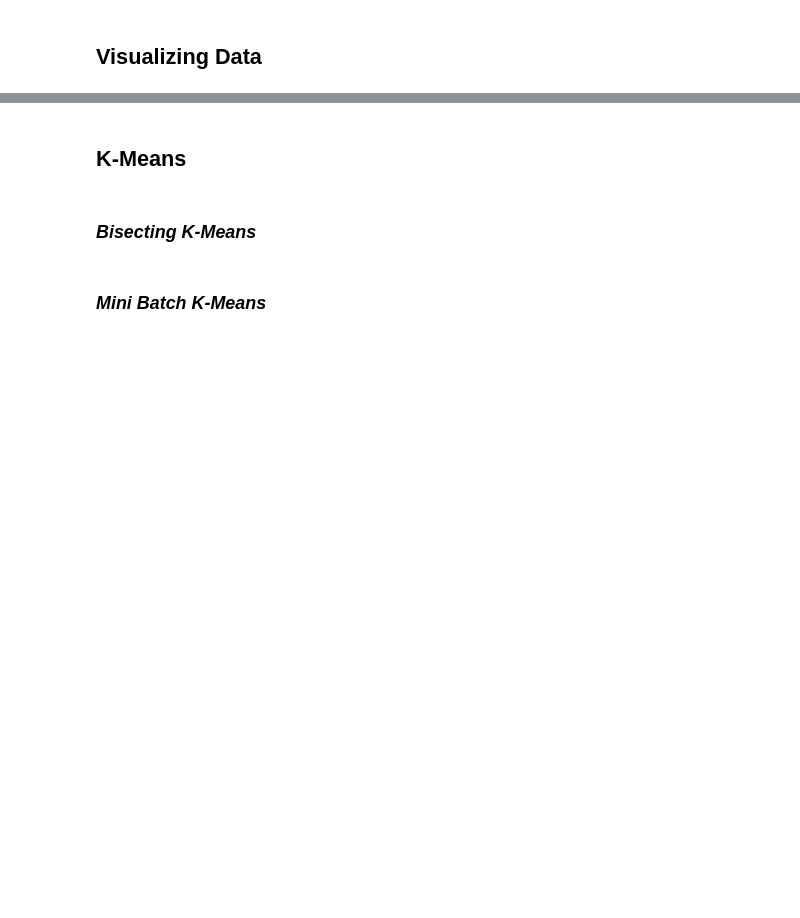
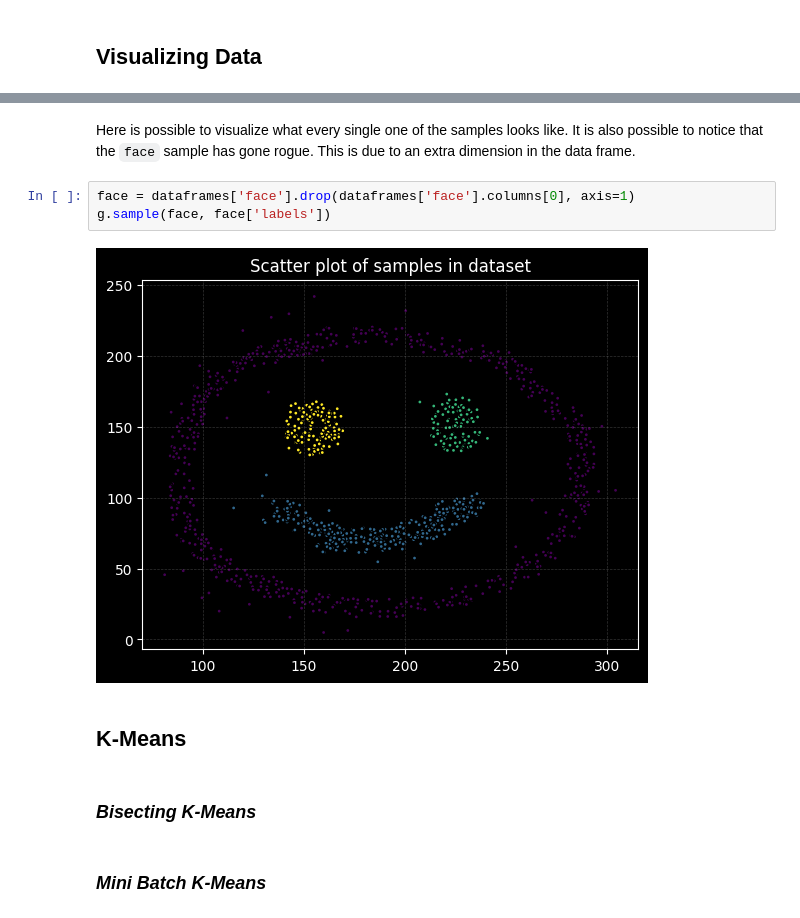
Before and after one commit to GabrielBifano/ScikitDemo, a Jupyter notebook: notebooks/Clustering Demo.ipynb, the cells around one changed output, grey strips where cells are left out. Drawn from its saved outputs; the diff is of its cells as text; blank space fills up the shorter version.

```diff
--- a/notebooks/Clustering Demo.ipynb
+++ b/notebooks/Clustering Demo.ipynb
@@ -47,3 +51,10 @@ g.sample(X=basic1, y=basic1['color'])
+# %% [markdown]
+Here is possible to visualize what every single one of the samples looks like. It is also possible to notice that the `face` sample has gone rogue. This is due to an extra dimension in the data frame.
+# %%
+face = dataframes['face'].drop(dataframes['face'].columns[0], axis=1)
+g.sample(face, face['labels'])
+# %% [output]
+[figure, added]
 # %% [markdown]
 ## K-Means
 # %% [markdown]
```
Also changed, not shown: parts of 5 cells of this notebook.
